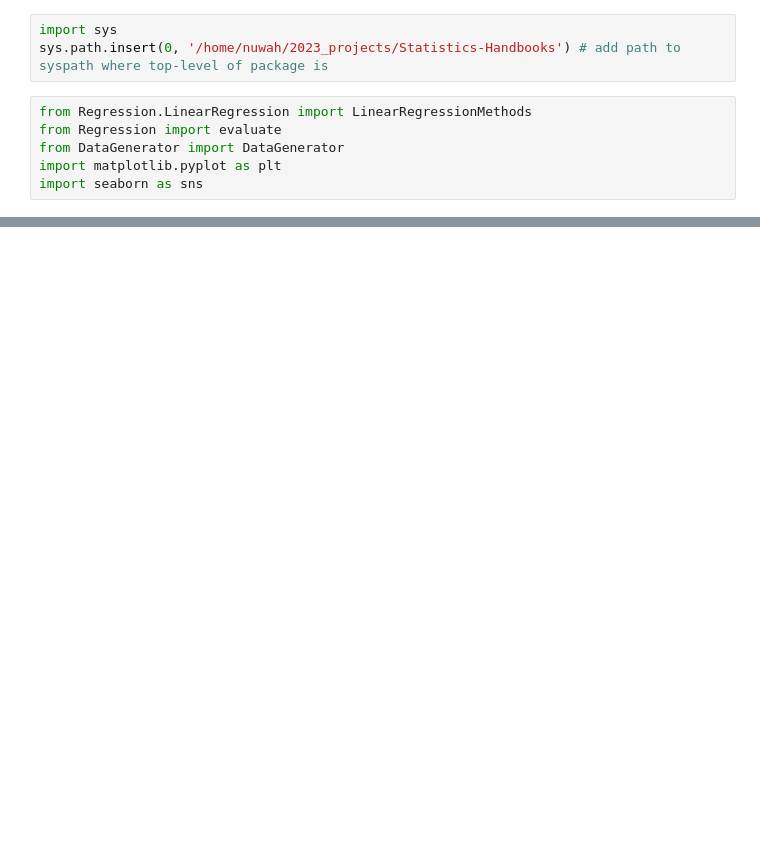
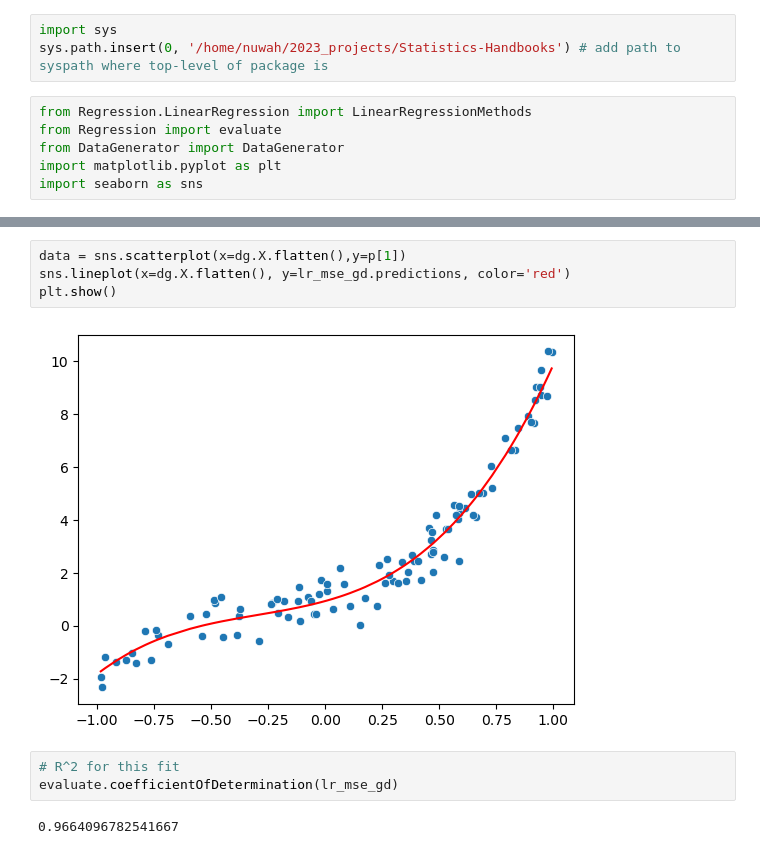
Before and after one commit to Nuwah12/Data-Science-and-ML, a Jupyter notebook: testing/polynomial_regression_test.ipynb, the cells around one changed output, grey strips where cells are left out. Cells and saved outputs as stored; diff of their text form; blank space fills up the shorter version.

```diff
--- a/testing/polynomial_regression_test.ipynb
+++ b/testing/polynomial_regression_test.ipynb
@@ -21,0 +90,11 @@ sns.scatterplot(x=p[0].flatten(),y=p[1])
+# %%
+data = sns.scatterplot(x=dg.X.flatten(),y=p[1])
+sns.lineplot(x=dg.X.flatten(), y=lr_mse_gd.predictions, color='red')
+plt.show()
+# %% [output]
+[figure, added]
+# %%
+# R^2 for this fit
+evaluate.coefficientOfDetermination(lr_mse_gd)
+# %% [output]
+0.9664096782541667
```
Also changed, not shown: parts of 10 cells of this notebook.
